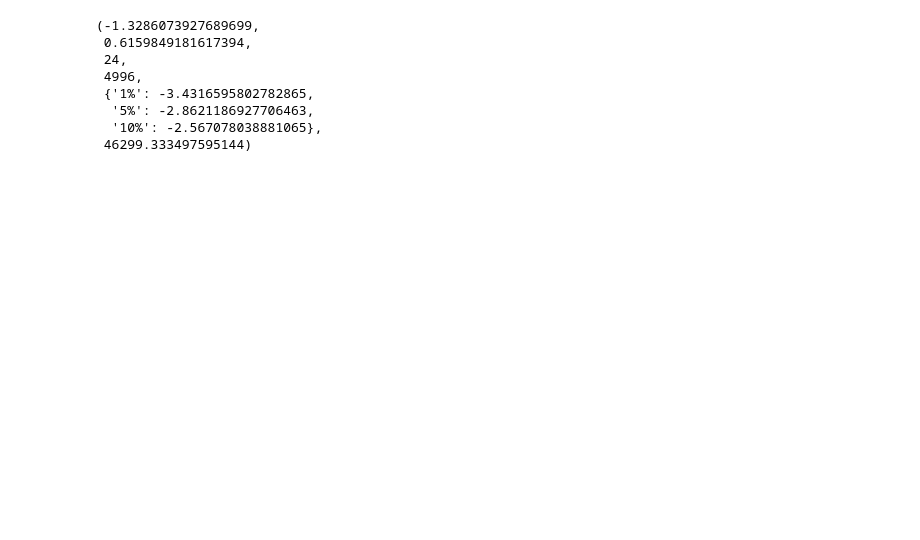
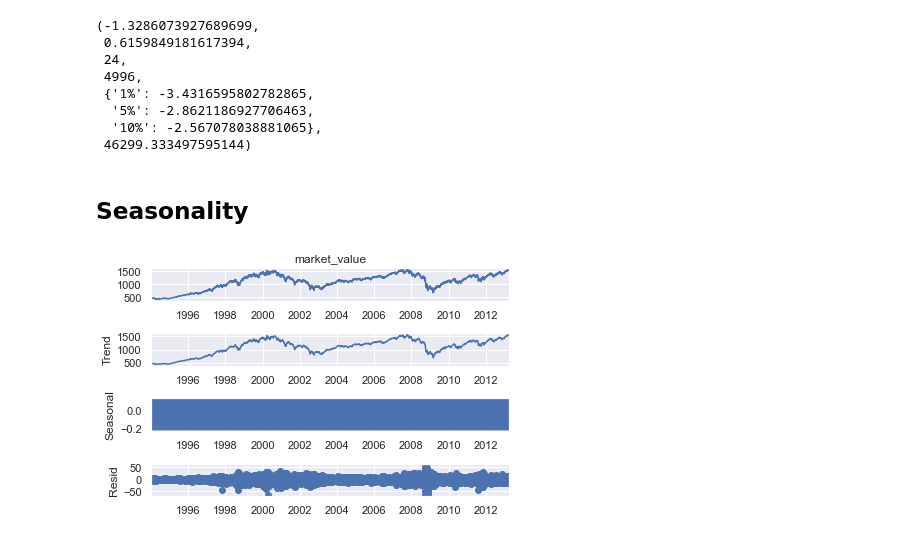
Before and after one commit to bme3412/Python, a Jupyter notebook: Projects/365DataScience/White Noise.ipynb, the cells around one changed output. Saved outputs shown, nothing was run; the diff lists cells and outputs as text; code cells hidden in the pictures; blank space fills up the shorter version.

```diff
--- a/Projects/365DataScience/White Noise.ipynb
+++ b/Projects/365DataScience/White Noise.ipynb
@@ -142,3 +145,11 @@ sts.adfuller(df.rw)
   '5%': -2.8621186927706463,
   '10%': -2.567078038881065},
  46299.333497595144)
+# %% [markdown]
+## Seasonality
+# %%
+s_dec_additive = seasonal_decompose(df.market_value, model='additive')
+s_dec_additive.plot()
+plt.show()
+# %% [output]
+[figure, added]
```
Also changed, not shown: parts of 9 cells of this notebook.
